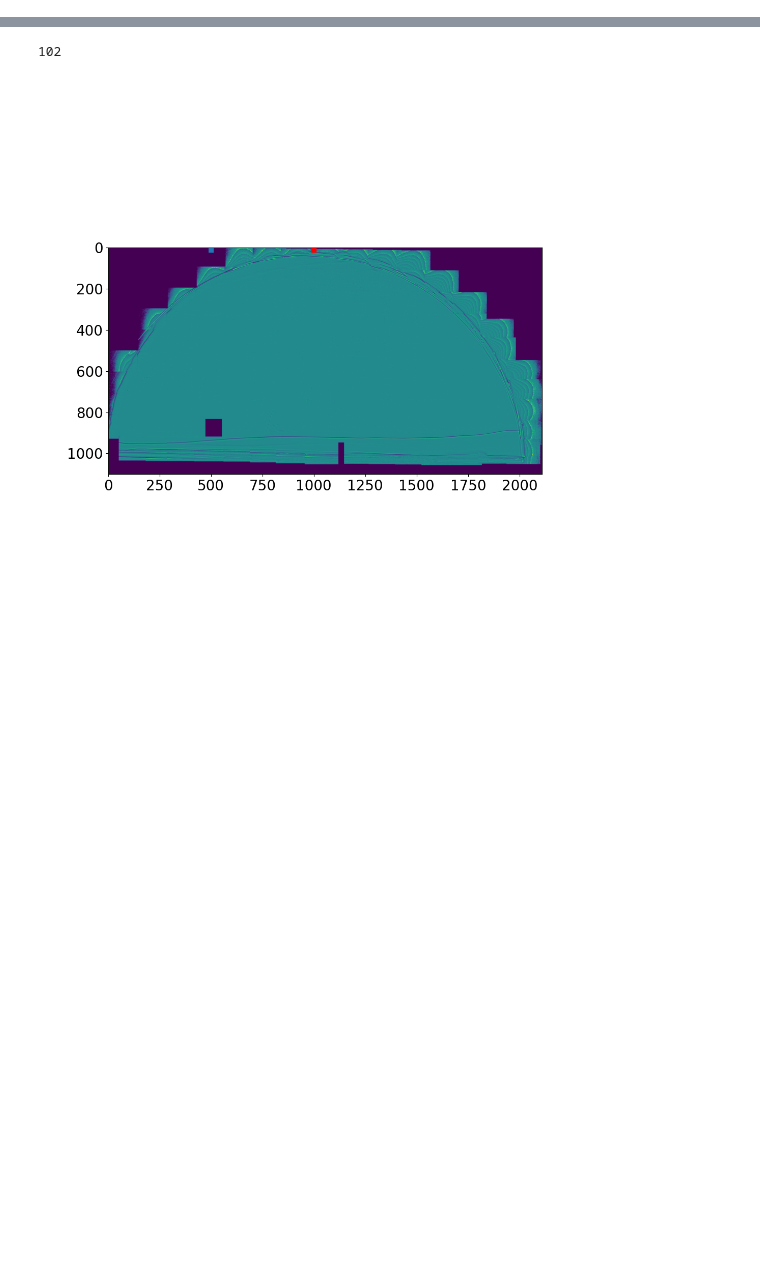
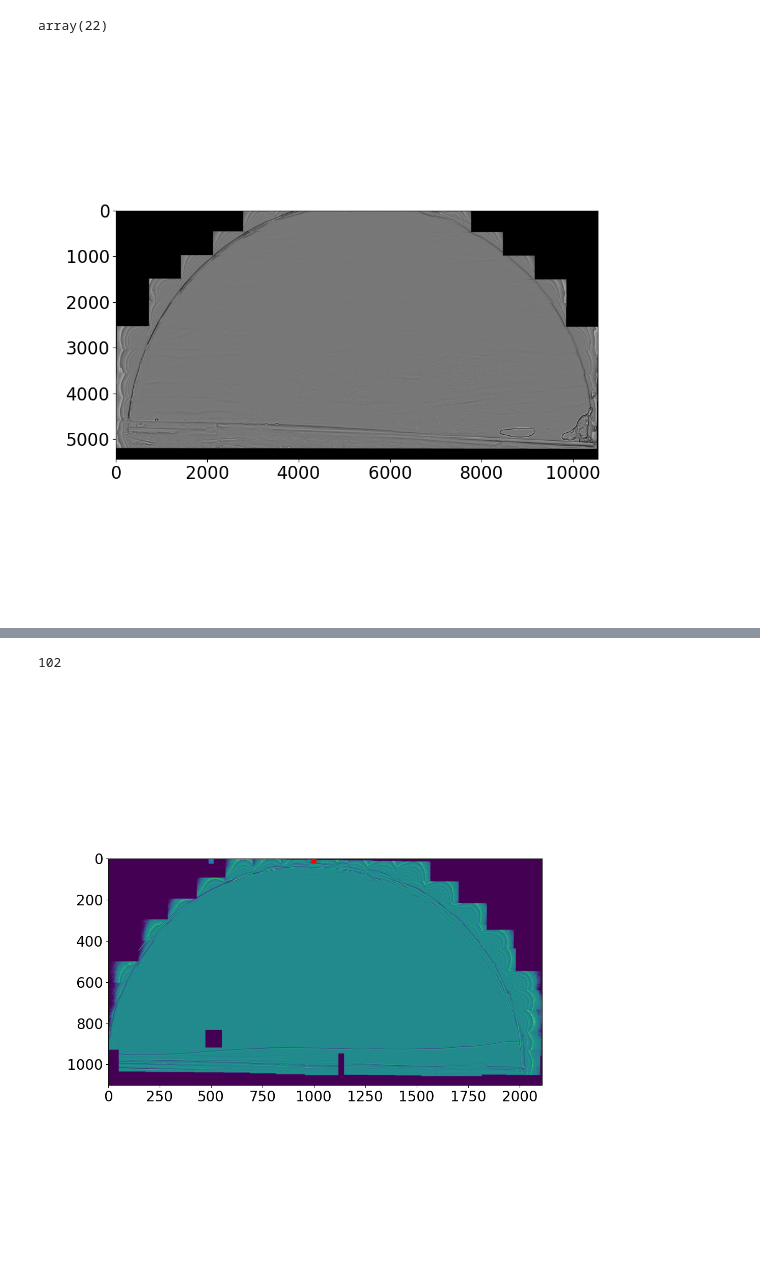
Before and after one commit to Cocopyth/AMFtrack, a Jupyter notebook: amftrack/pipeline/control/extract_study_zone_interactive.ipynb, the cells around one changed output, grey strips where cells are left out. Saved outputs shown, nothing was run; the diff lists cells and outputs as text; code cells hidden in the pictures; blank space fills up the shorter version.

```diff
--- a/amftrack/pipeline/control/extract_study_zone_interactive.ipynb
+++ b/amftrack/pipeline/control/extract_study_zone_interactive.ipynb
@@ -50,5 +142,5 @@ select = analysis_info
 # %%
-num = 7
+num = 16
 rows = [row for (index, row) in select.iterrows()]
 for index,row in enumerate(rows):
     path = f'{directory}{row["folder_analysis"]}'
@@ -75,0 +200,10 @@ for index,row in enumerate(rows):
+# %%
+exp.reach_out
+# %% [output]
+array(22)
+# %%
+plt.close('all')
+frame = exp.reach_out
+plot_raw2(exp,frame)
+# %% [output]
+[figure, added]
```
Also changed, not shown: parts of 12 cells of this notebook, 15 other files.
